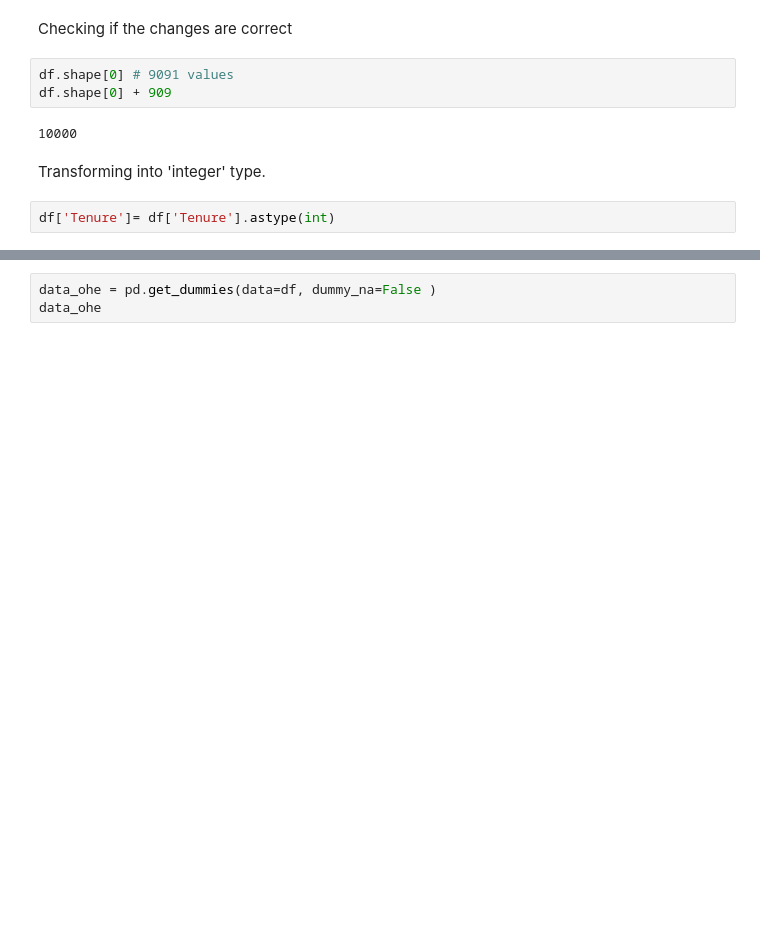
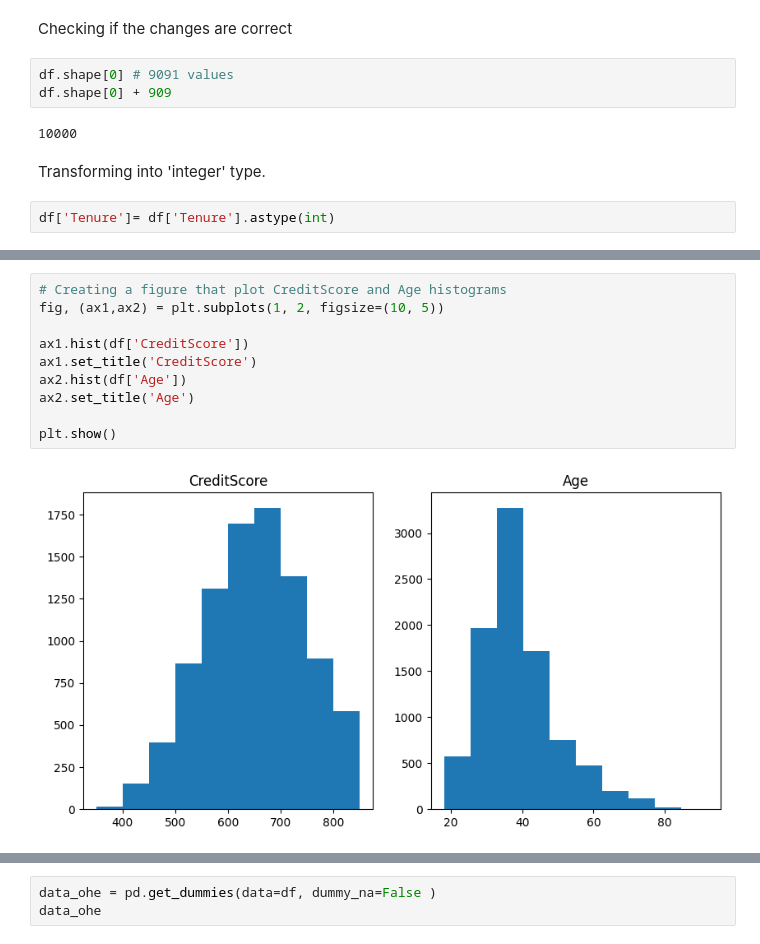
Before and after one commit to jmhrivera/project_09_ML_Bank_Customer_Churn_Prediction, a Jupyter notebook: betabank.ipynb, the cells around one changed output, grey strips where cells are left out. Saved outputs shown, nothing was run; the diff lists cells and outputs as text; blank space fills up the shorter version.

```diff
--- a/betabank.ipynb
+++ b/betabank.ipynb
@@ -135,0 +216,12 @@ df['Tenure']= df['Tenure'].astype(int)
+# %%
+# Creating a figure that plot CreditScore and Age histograms
+fig, (ax1,ax2) = plt.subplots(1, 2, figsize=(10, 5))
+
+ax1.hist(df['CreditScore'])
+ax1.set_title('CreditScore')
+ax2.hist(df['Age'])
+ax2.set_title('Age')
+
+plt.show()
+# %% [output]
+[figure, added]
```
Also changed, not shown: parts of 52 cells of this notebook, 1 other file.
